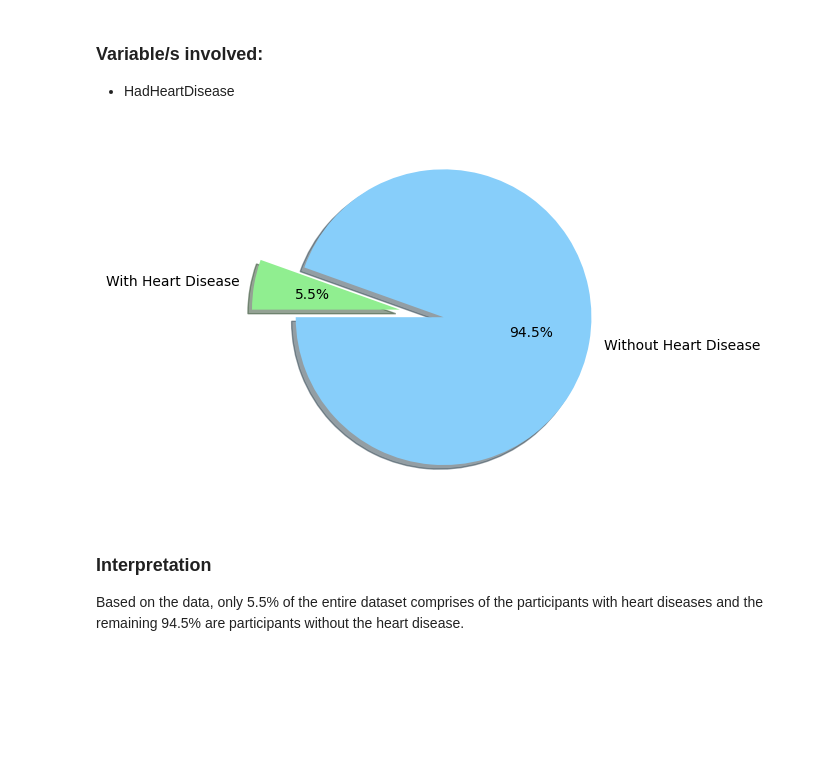
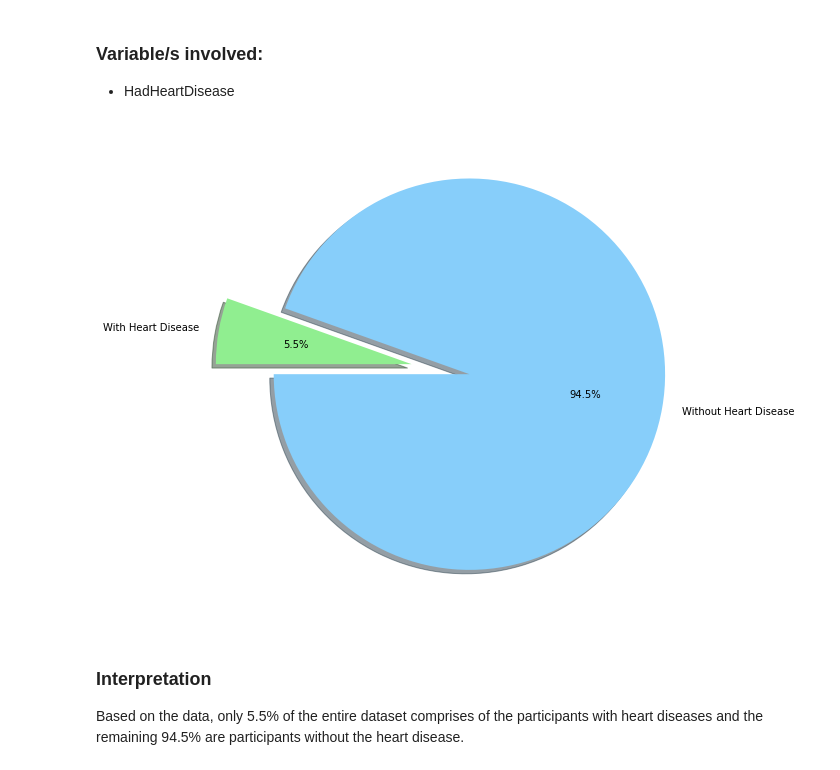
Before and after one commit to briangabini/csmodel, a Jupyter notebook: csmodel-project.ipynb, the cells around one changed output. Saved outputs shown, nothing was run; the diff lists cells and outputs as text; code cells hidden in the pictures; blank space fills up the shorter version.

```diff
--- a/csmodel-project.ipynb
+++ b/csmodel-project.ipynb
@@ -375,14 +386,14 @@ percentage_arr = value_counts.values
 # %%
 labels = 'Without Heart Disease', 'With Heart Disease'
 sizes = percentage_arr
 explode = (0, 0.3)
 
-fig, ax = plt.subplots()
+fig, ax = plt.subplots(figsize=(15, 9))
 ax.pie(sizes, labels=labels, autopct='%1.1f%%', colors=[
        'lightskyblue', 'lightgreen'], shadow=True, startangle=180, explode=explode)
 
 plt.show()
 # %% [output]
-[figure, old version]
+[figure, new version]
 # %% [markdown]
 ### Interpretation
```
Also changed, not shown: parts of 19 cells of this notebook, 2 other files.
